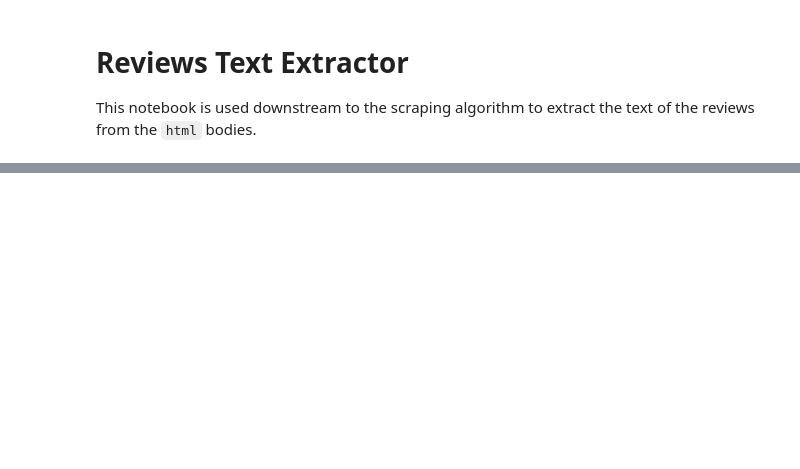
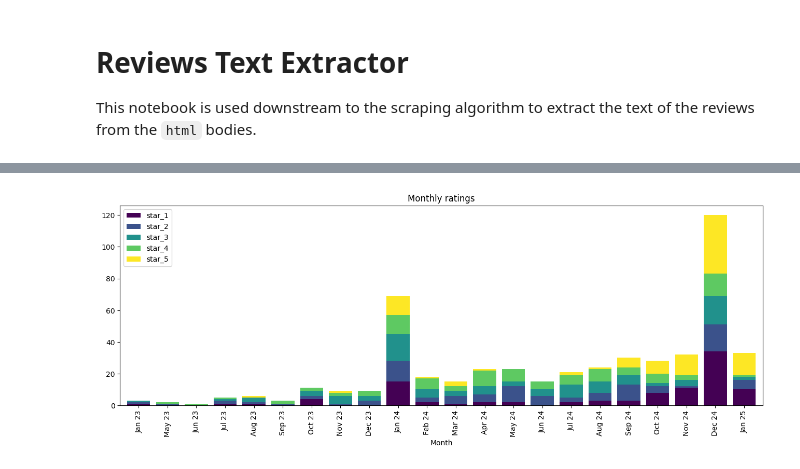
Before and after one commit to MrPio/AmazonReviewsMarketTrends, a Jupyter notebook: scraper/2-cleaner.ipynb, the cells around one changed output, grey strips where cells are left out. Saved outputs shown, nothing was run; the diff lists cells and outputs as text; code cells hidden in the pictures; blank space fills up the shorter version.

```diff
--- a/scraper/2-cleaner.ipynb
+++ b/scraper/2-cleaner.ipynb
@@ -46,2 +60,35 @@ df.head()
 # %%
 df.to_csv('reviews_clean.csv')
+# %%
+df = pd.read_csv('reviews_clean.csv')
+df['timestamp'] = pd.to_datetime(df['timestamp'])
+df.sort_values('timestamp')
+pass
+# %%
+def aggregate_stars(period='M') -> pd.DataFrame:
+    df['number_of_reviews'] = 1
+    df['star_1'] = df['stars'].apply(lambda x: 1 if x == 1 else 0)
+    df['star_2'] = df['stars'].apply(lambda x: 1 if x == 2 else 0)
+    df['star_3'] = df['stars'].apply(lambda x: 1 if x == 3 else 0)
+    df['star_4'] = df['stars'].apply(lambda x: 1 if x == 4 else 0)
+    df['star_5'] = df['stars'].apply(lambda x: 1 if x == 5 else 0)
+    aggregated_df = (
+        df.groupby(df['timestamp'].dt.to_period(period))[
+            ['stars', 'star_1', 'star_2', 'star_3', 'star_4', 'star_5', 'number_of_reviews']]
+        .sum()
+        .reset_index()
+        .rename({'timestamp': 'period'}, axis="columns")
+    )
+    aggregated_df['end_timestamp'] = aggregated_df['period'].dt.end_time
+    return aggregated_df
+# %%
+monthly_df = aggregate_stars(
+    'M')[['end_timestamp', 'star_1', 'star_2', 'star_3', 'star_4', 'star_5']]
+ax = monthly_df.plot(
+    kind='bar', x='end_timestamp', stacked=True, figsize=(16, 5), colormap='viridis', width=.8)
+ax.set_xticklabels([d.strftime('%b %y') for d in monthly_df['end_timestamp']])
+ax.set_xlabel('Month')
+ax.set_title('Monthly ratings')
+plt.show()
+# %% [output]
+[figure, added]
```
Also changed, not shown: parts of 5 cells of this notebook, 1 other file.
